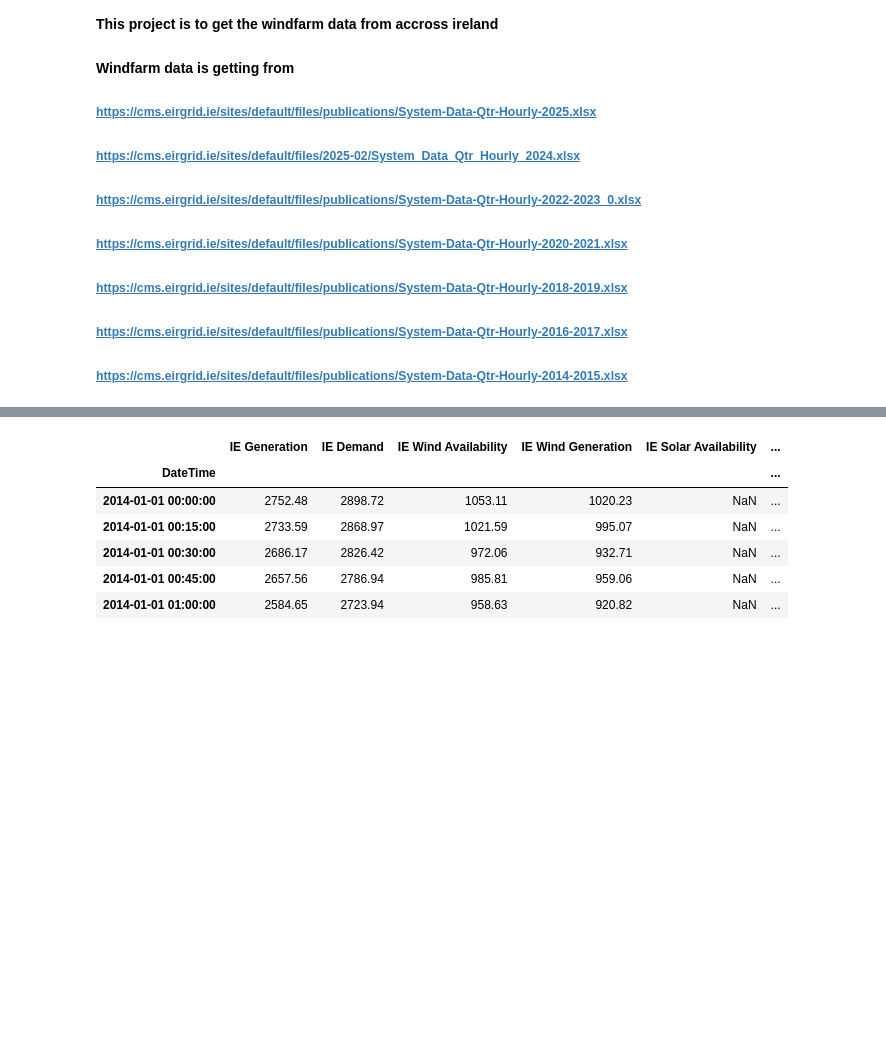
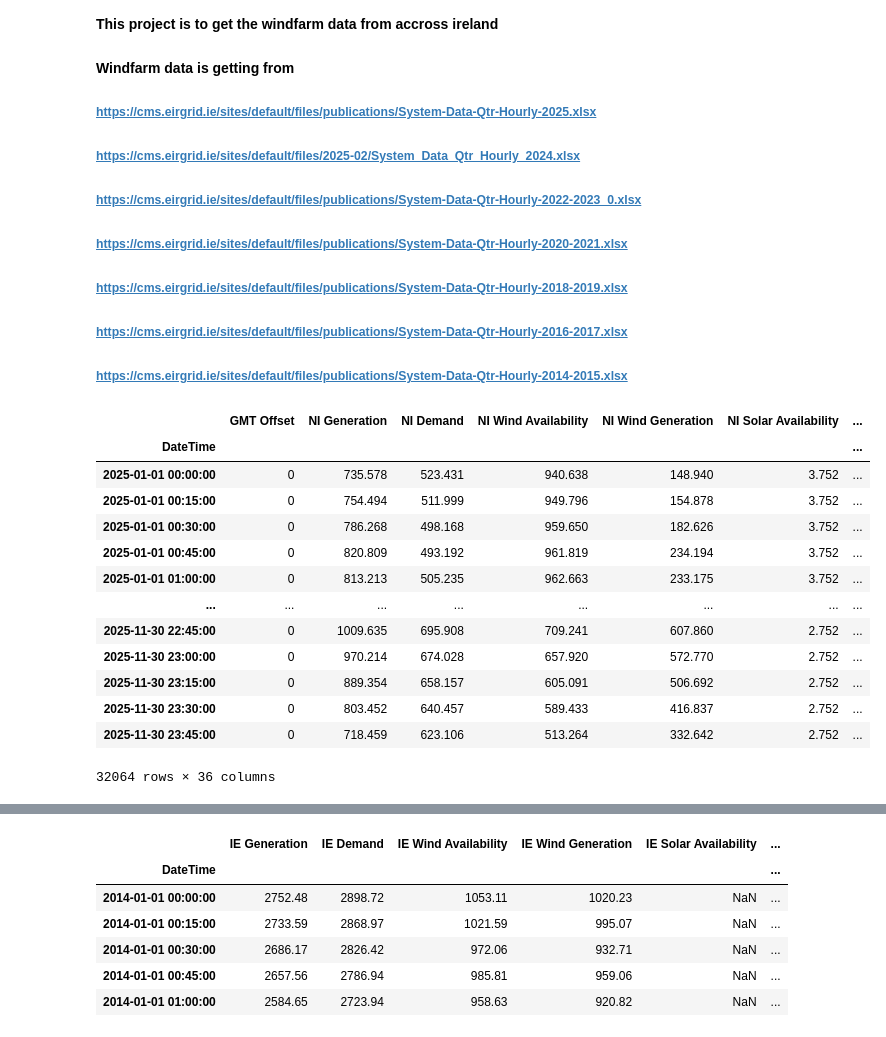
Before and after one commit to akshaypastagiya/PFDA, a Jupyter notebook: Project/data/eirenergy.ipynb, the cells around one changed output, grey strips where cells are left out. Saved outputs shown, nothing was run; the diff lists cells and outputs as text; code cells hidden in the pictures; blank space fills up the shorter version.

```diff
--- a/Project/data/eirenergy.ipynb
+++ b/Project/data/eirenergy.ipynb
@@ -15,11 +16,26 @@ import matplotlib.pyplot as plt
 # %%
-# Get data
-df_2025 = pd.read_excel('https://cms.eirgrid.ie/sites/default/files/publications/System-Data-Qtr-Hourly-2025.xlsx', index_col=0)
+# Get data from excel files from EirGrid website
+df_2025 = pd.read_excel('https://cms.eirgrid.ie/sites/default/files/publications/System-Data-Qtr-Hourly-2025-v10.xlsx', index_col=0)
 df_2024 = pd.read_excel('https://cms.eirgrid.ie/sites/default/files/publications/System-Data-Qtr-Hourly-2024.xlsx', index_col=0)
-df_2022 = pd.read_excel('https://cms.eirgrid.ie/sites/default/files/publications/System-Data-Qtr-Hourly-2022-2023.xlsx', index_col=0)
+df_2022 = pd.read_excel('https://cms.eirgrid.ie/sites/default/files/publications/System-Data-Quarter-Hourly-2022-2023.xlsx', index_col=0)
 df_2020 = pd.read_excel('https://cms.eirgrid.ie/sites/default/files/publications/System-Data-Qtr-Hourly-2020-2021.xlsx', index_col=0)
 df_2018 = pd.read_excel('https://cms.eirgrid.ie/sites/default/files/publications/System-Data-Qtr-Hourly-2018-2019.xlsx', index_col=0)
 df_2016 = pd.read_excel('https://cms.eirgrid.ie/sites/default/files/publications/System-Data-Qtr-Hourly-2016-2017.xlsx', index_col=0)
 df_2014 = pd.read_excel('https://cms.eirgrid.ie/sites/default/files/publications/System-Data-Qtr-Hourly-2014-2015.xlsx', index_col=0)
+# %% [output]
+|  | GMT Offset | NI Generation | NI Demand | NI Wind Availability | NI Wind Generation | NI Solar Availability | ... |
+| DateTime |  |  |  |  |  |  | ... |
+| 2025-01-01 00:00:00 | 0 | 735.578 | 523.431 | 940.638 | 148.940 | 3.752 | ... |
+| 2025-01-01 00:15:00 | 0 | 754.494 | 511.999 | 949.796 | 154.878 | 3.752 | ... |
+| 2025-01-01 00:30:00 | 0 | 786.268 | 498.168 | 959.650 | 182.626 | 3.752 | ... |
+| 2025-01-01 00:45:00 | 0 | 820.809 | 493.192 | 961.819 | 234.194 | 3.752 | ... |
+| 2025-01-01 01:00:00 | 0 | 813.213 | 505.235 | 962.663 | 233.175 | 3.752 | ... |
+| ... | ... | ... | ... | ... | ... | ... | ... |
+| 2025-11-30 22:45:00 | 0 | 1009.635 | 695.908 | 709.241 | 607.860 | 2.752 | ... |
+| 2025-11-30 23:00:00 | 0 | 970.214 | 674.028 | 657.920 | 572.770 | 2.752 | ... |
+| 2025-11-30 23:15:00 | 0 | 889.354 | 658.157 | 605.091 | 506.692 | 2.752 | ... |
+| 2025-11-30 23:30:00 | 0 | 803.452 | 640.457 | 589.433 | 416.837 | 2.752 | ... |
+| 2025-11-30 23:45:00 | 0 | 718.459 | 623.106 | 513.264 | 332.642 | 2.752 | ... |
+32064 rows × 36 columns
 # %%
 # Removed unnamed column from data frame
```
Also changed, not shown: parts of 13 cells of this notebook, 1 other file.
